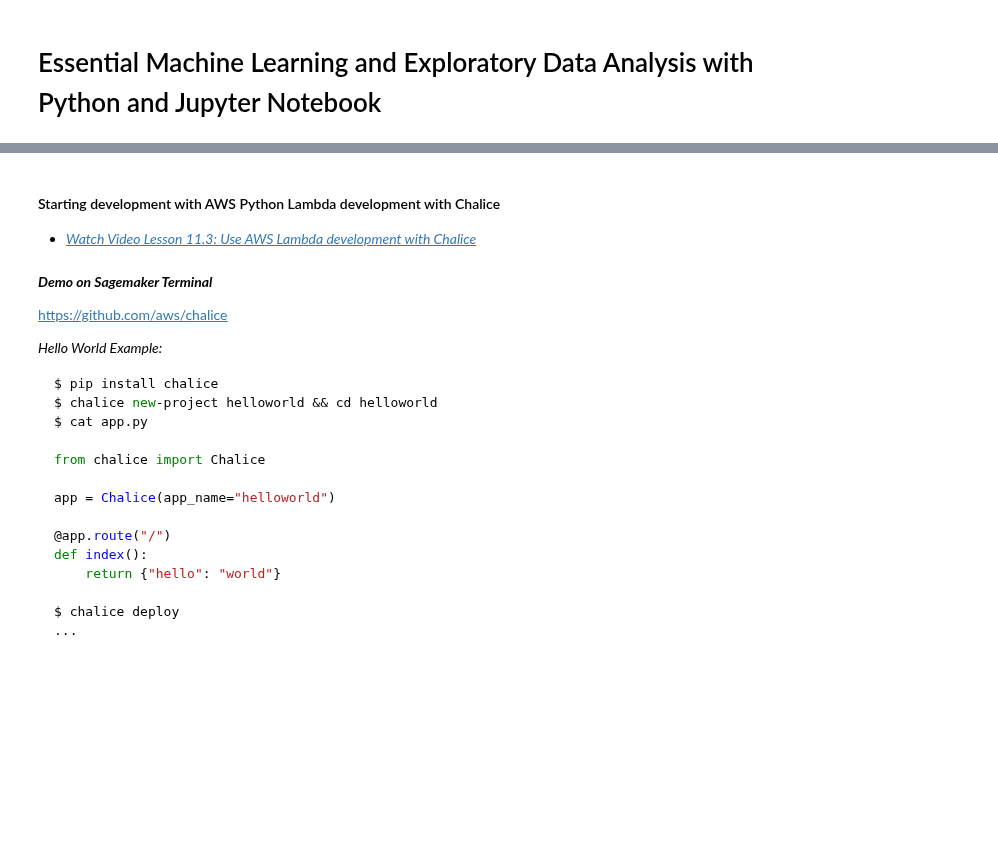
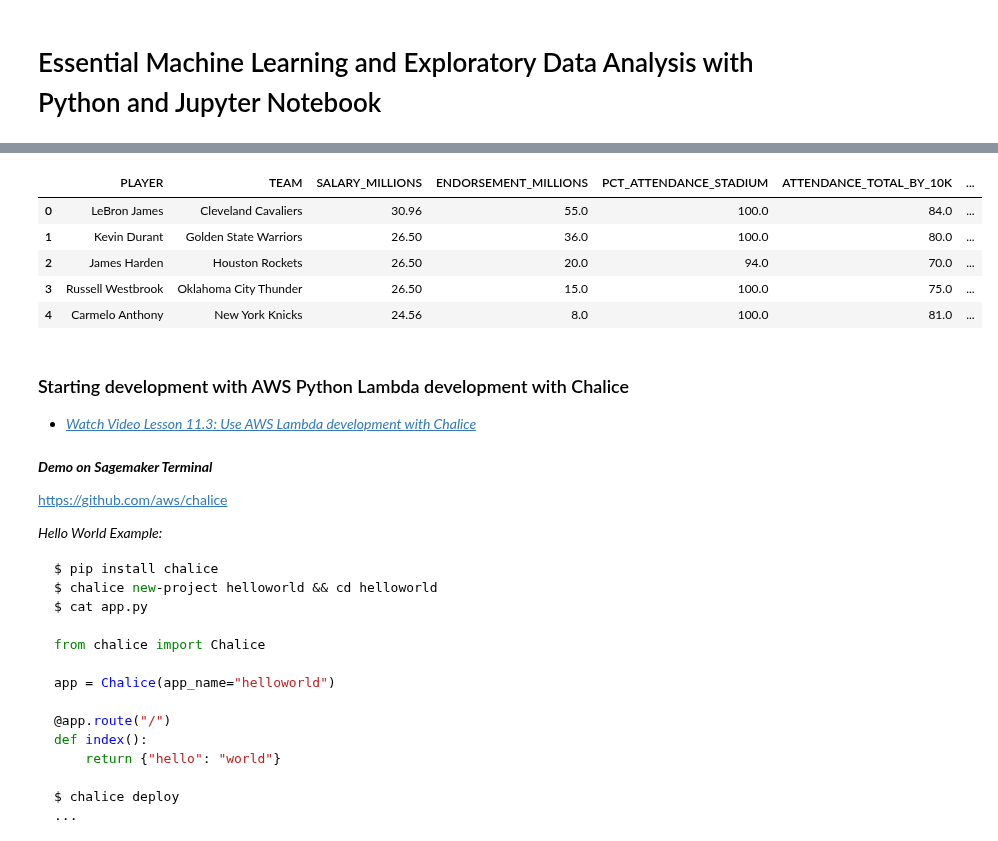
Before and after one commit to noahgift/functional_intro_to_python, a Jupyter notebook: Public_SafariOnline_Day2_Part2.ipynb, the cells around one changed output, grey strips where cells are left out. Cells and saved outputs as stored; diff of their text form; code cells hidden in the pictures; blank space fills up the shorter version.

```diff
--- a/Public_SafariOnline_Day2_Part2.ipynb
+++ b/Public_SafariOnline_Day2_Part2.ipynb
@@ -64,5 +125,17 @@ resource.meta.client.download_file('testntest', 'nba_2017_endorsement_full_stats
+# %%
+import pandas as pd
+
+df = pd.read_csv("/tmp/nba_2017_endorsement_full_stats.csv")
+df.head()
+# %% [output]
+|  | PLAYER | TEAM | SALARY_MILLIONS | ENDORSEMENT_MILLIONS | PCT_ATTENDANCE_STADIUM | ATTENDANCE_TOTAL_BY_10K | ... |
+| 0 | LeBron James | Cleveland Cavaliers | 30.96 | 55.0 | 100.0 | 84.0 | ... |
+| 1 | Kevin Durant | Golden State Warriors | 26.50 | 36.0 | 100.0 | 80.0 | ... |
+| 2 | James Harden | Houston Rockets | 26.50 | 20.0 | 94.0 | 70.0 | ... |
+| 3 | Russell Westbrook | Oklahoma City Thunder | 26.50 | 15.0 | 100.0 | 75.0 | ... |
+| 4 | Carmelo Anthony | New York Knicks | 24.56 | 8.0 | 100.0 | 81.0 | ... |
 # %% [markdown]
-#### Starting development with AWS Python Lambda development with Chalice
+### Starting development with AWS Python Lambda development with Chalice
 
 * *[Watch Video Lesson 11.3:  Use AWS Lambda development with Chalice](https://www.safaribooksonline.com/videos/essential-machine-learning/9780135261118/9780135261118-EMLA_01_11_03)*
 # %% [markdown]
```
Also changed, not shown: parts of 30 cells of this notebook.
